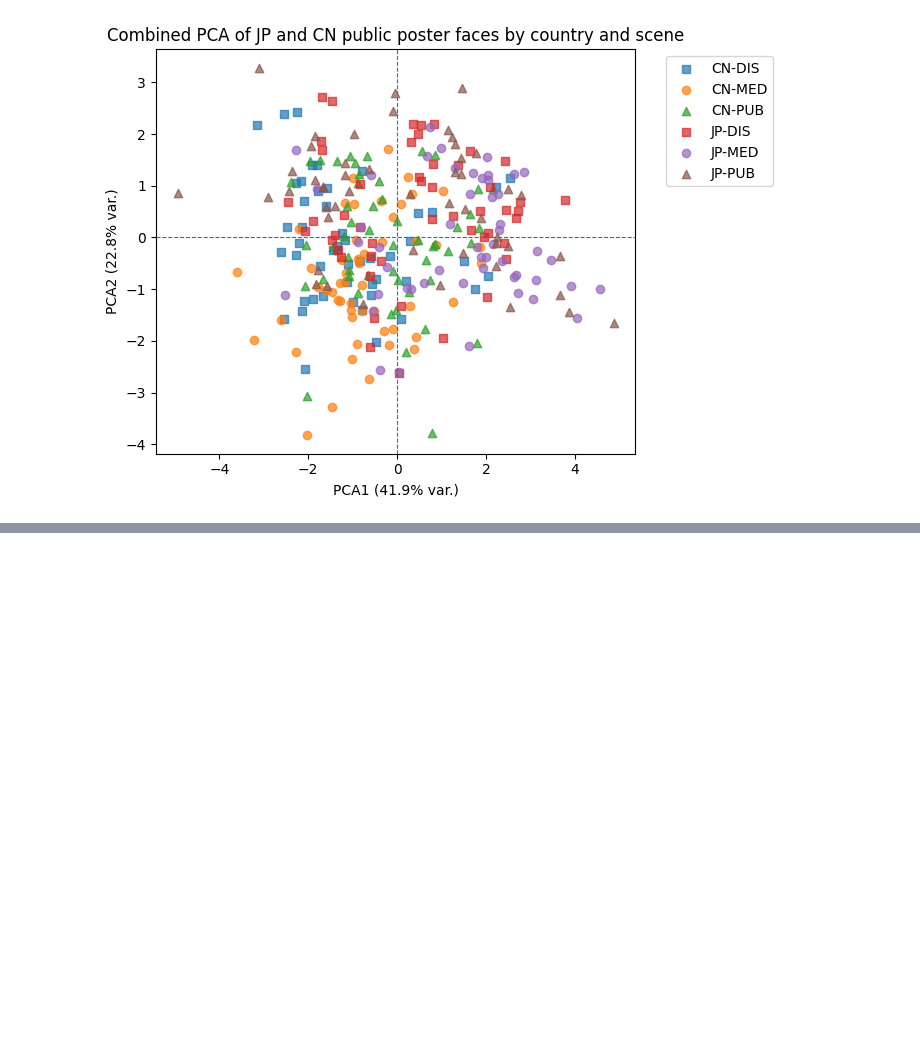
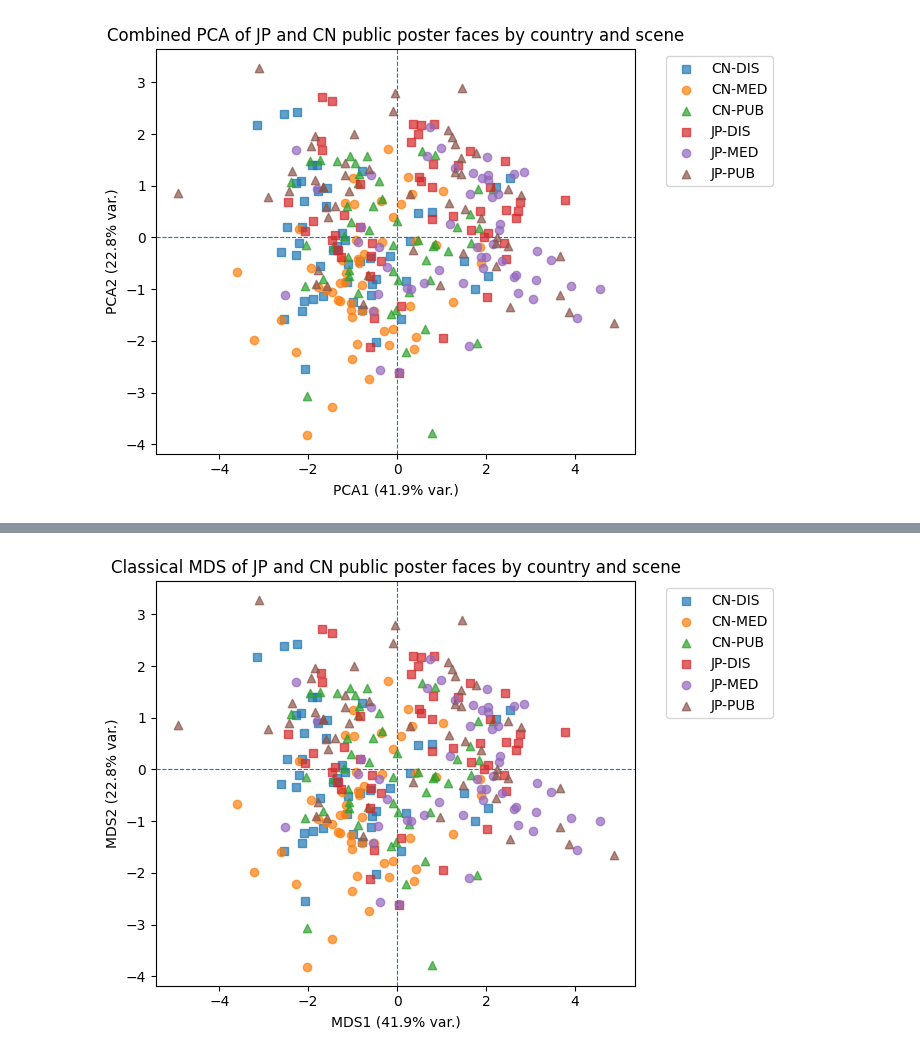
Before and after one commit to lizzie-qing/Avatar-Demo, a Jupyter notebook: poster_face_analysis_compare_JP_CN.ipynb, the cells around one changed output, grey strips where cells are left out. Drawn from its saved outputs; the diff is of its cells as text; code cells hidden in the pictures; blank space fills up the shorter version.

```diff
--- a/poster_face_analysis_compare_JP_CN.ipynb
+++ b/poster_face_analysis_compare_JP_CN.ipynb
@@ -710,0 +853,36 @@ files.download(zip_path + ".zip")
+# %%
+markers = {
+    "MED": "o",
+    "DIS": "s",
+    "PUB": "^"
+}
+
+plt.figure(figsize=(7, 5))
+
+for (country, scene), group_df in mds_df.groupby(["Country", "scene"]):
+    plt.scatter(
+        group_df["MDS1"],
+        group_df["MDS2"],
+        label=f"{country}-{scene}",
+        marker=markers.get(scene, "o"),
+        alpha=0.7
+    )
+
+plt.axhline(0, linestyle="--", linewidth=0.8)
+plt.axvline(0, linestyle="--", linewidth=0.8)
+
+plt.xlabel(f"MDS1 ({mds_explained[0]*100:.1f}% var.)")
+plt.ylabel(f"MDS2 ({mds_explained[1]*100:.1f}% var.)")
+plt.title("Classical MDS of JP and CN public poster faces by country and scene")
+plt.legend(bbox_to_anchor=(1.05, 1), loc="upper left")
+plt.tight_layout()
+
+png_path = ADV_DIR / "classical_mds_JP_CN_by_country_scene.png"
+pdf_path = ADV_DIR / "classical_mds_JP_CN_by_country_scene.pdf"
+
+plt.savefig(png_path, dpi=300, bbox_inches="tight")
+plt.savefig(pdf_path, bbox_inches="tight")
+plt.show()
+plt.close()
+# %% [output]
+[figure, added]
```
Also changed, not shown: parts of 8 cells of this notebook.
